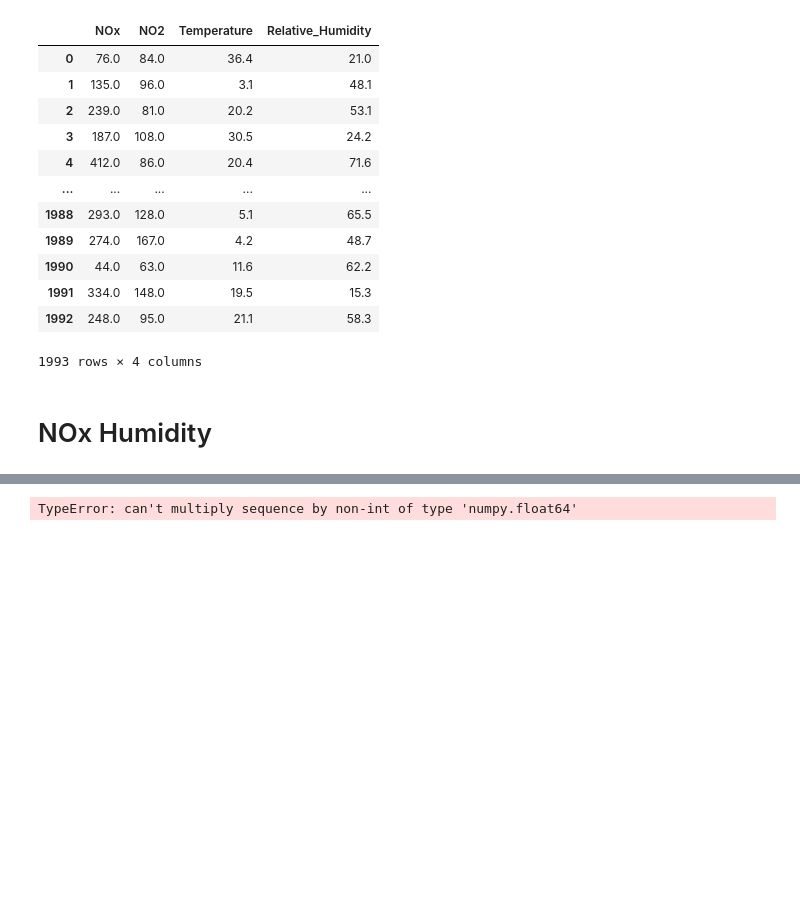
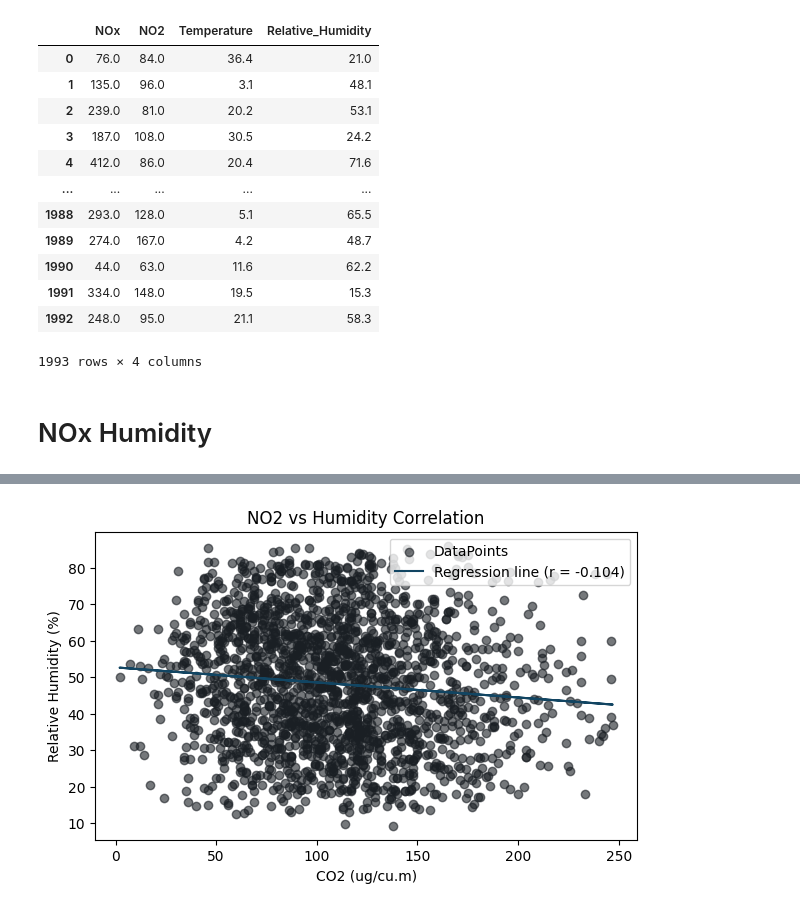
Before and after one commit to theefort/MATHEDA, a Jupyter notebook: lab-5-correlation.ipynb, the cells around one changed output, grey strips where cells are left out. Cells and saved outputs as stored; diff of their text form; code cells hidden in the pictures; blank space fills up the shorter version.

```diff
--- a/lab-5-correlation.ipynb
+++ b/lab-5-correlation.ipynb
@@ -141,27 +141,27 @@ TypeError: can't multiply sequence by non-int of type 'numpy.float64'
 # %%
 #Regresssion line
-x = ['NO2']
-y = ['Relative_Humidity']
+x = air['NO2']
+y = air['Relative_Humidity']
 slope, intercept, r_value, p_value, std_err = stats.linregress(x,y)
 line = slope * x + intercept
 
 #Scatter Plot
 plt.figure(figsize=(7,4))
 plt.scatter(x,y,
             color='#1A1F24',
             alpha=0.6,
             label='DataPoints')
 #Line Plot
 plt.plot(x, line,
         color='#124562',
         label=f'Regression line (r = {r_value:.3f})')
 
 plt.title('NO2 vs Humidity Correlation')
 plt.ylabel('Relative Humidity (%)')
 plt.xlabel('CO2 (ug/cu.m)')
 plt.legend()
 plt.show()
 # %% [output]
-TypeError: can't multiply sequence by non-int of type 'numpy.float64'
+[figure, added]
 # %%
 #Regresssion line
```
Also changed, not shown: parts of 5 cells of this notebook.
